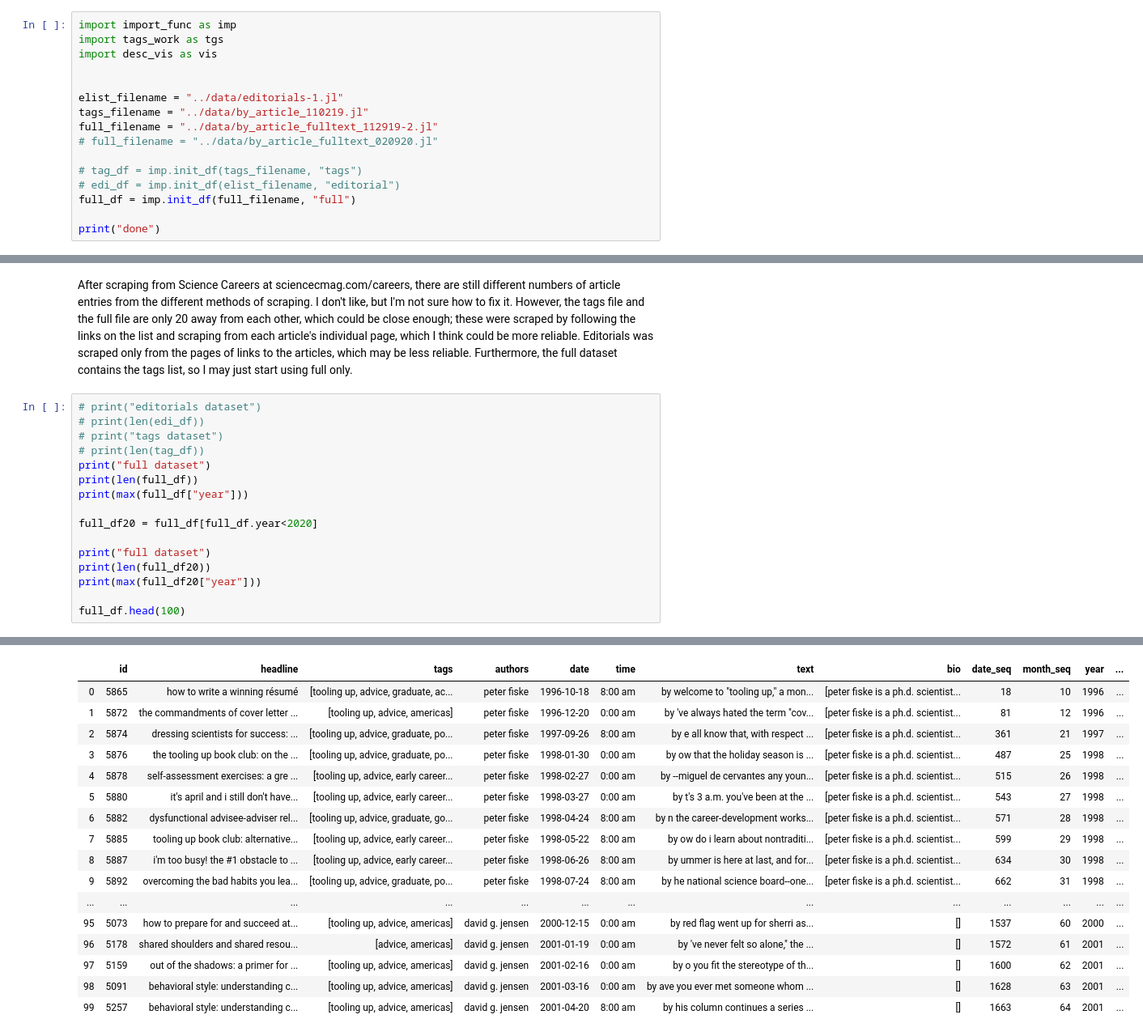
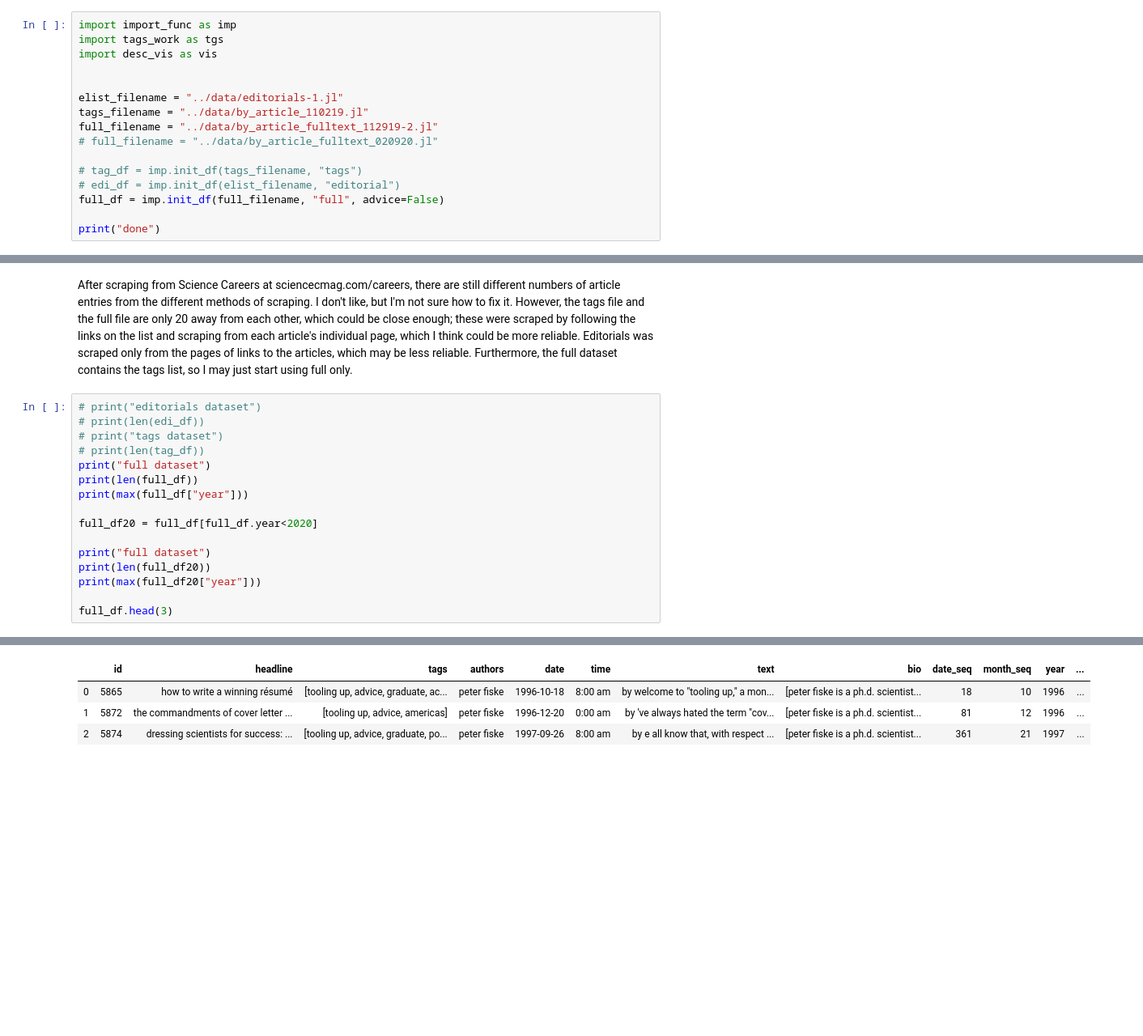
Before and after one commit to crboothb/sciencemag-careers-analysis, a Jupyter notebook: scripts/descriptive-overview.ipynb, the cells around one changed output, grey strips where cells are left out. Shown at 81% size. Cells and saved outputs as stored; diff of their text form; blank space fills up the shorter version.

```diff
--- a/scripts/descriptive-overview.ipynb
+++ b/scripts/descriptive-overview.ipynb
@@ -41,7 +41,7 @@ full_filename = "../data/by_article_fulltext_112919-2.jl"
 
 # tag_df = imp.init_df(tags_filename, "tags")
 # edi_df = imp.init_df(elist_filename, "editorial")
-full_df = imp.init_df(full_filename, "full")
+full_df = imp.init_df(full_filename, "full", advice=False)
 
 print("done")
 # %% [output]
@@ -51,43 +51,30 @@ After scraping from Science Careers at sciencecmag.com/careers, there are still
 # %%
 # print("editorials dataset")
 # print(len(edi_df))
 # print("tags dataset")
 # print(len(tag_df))
 print("full dataset")
 print(len(full_df))
 print(max(full_df["year"]))
 
 full_df20 = full_df[full_df.year<2020]
 
 print("full dataset")
 print(len(full_df20))
 print(max(full_df20["year"]))
 
-full_df.head(100)
+full_df.head(3)
 # %% [output]
 full dataset
 6111
 2019
 full dataset
 6111
 2019
 |  | id | headline | tags | authors | date | time | text | bio | date_seq | month_seq | year | ... |
 | 0 | 5865 | how to write a winning résumé | [tooling up, advice, graduate, ac... | peter fiske | 1996-10-18 | 8:00 am | by welcome to "tooling up," a mon... | [peter fiske is a ph.d. scientist... | 18 | 10 | 1996 | ... |
 | 1 | 5872 | the commandments of cover letter ... | [tooling up, advice, americas] | peter fiske | 1996-12-20 | 0:00 am | by 've always hated the term "cov... | [peter fiske is a ph.d. scientist... | 81 | 12 | 1996 | ... |
 | 2 | 5874 | dressing scientists for success: ... | [tooling up, advice, graduate, po... | peter fiske | 1997-09-26 | 8:00 am | by e all know that, with respect ... | [peter fiske is a ph.d. scientist... | 361 | 21 | 1997 | ... |
-| 3 | 5876 | the tooling up book club: on the ... | [tooling up, advice, graduate, po... | peter fiske | 1998-01-30 | 0:00 am | by ow that the holiday season is ... | [peter fiske is a ph.d. scientist... | 487 | 25 | 1998 | ... |
-| 4 | 5878 | self-assessment exercises: a gre ... | [tooling up, advice, early career... | peter fiske | 1998-02-27 | 0:00 am | by --miguel de cervantes any youn... | [peter fiske is a ph.d. scientist... | 515 | 26 | 1998 | ... |
-| 5 | 5880 | it's april and i still don't have... | [tooling up, advice, early career... | peter fiske | 1998-03-27 | 0:00 am | by t's 3 a.m. you've been at the ... | [peter fiske is a ph.d. scientist... | 543 | 27 | 1998 | ... |
-| 6 | 5882 | dysfunctional advisee-adviser rel... | [tooling up, advice, graduate, go... | peter fiske | 1998-04-24 | 8:00 am | by n the career-development works... | [peter fiske is a ph.d. scientist... | 571 | 28 | 1998 | ... |
-| 7 | 5885 | tooling up book club: alternative... | [tooling up, advice, early career... | peter fiske | 1998-05-22 | 8:00 am | by ow do i learn about nontraditi... | [peter fiske is a ph.d. scientist... | 599 | 29 | 1998 | ... |
-| 8 | 5887 | i'm too busy! the #1 obstacle to ... | [tooling up, advice, early career... | peter fiske | 1998-06-26 | 8:00 am | by ummer is here at last, and for... | [peter fiske is a ph.d. scientist... | 634 | 30 | 1998 | ... |
-| 9 | 5892 | overcoming the bad habits you lea... | [tooling up, advice, graduate, po... | peter fiske | 1998-07-24 | 8:00 am | by he national science board--one... | [peter fiske is a ph.d. scientist... | 662 | 31 | 1998 | ... |
-| ... | ... | ... | ... | ... | ... | ... | ... | ... | ... | ... | ... | ... |
-| 95 | 5073 | how to prepare for and succeed at... | [tooling up, advice, americas] | david g. jensen | 2000-12-15 | 0:00 am | by red flag went up for sherri as... | [] | 1537 | 60 | 2000 | ... |
-| 96 | 5178 | shared shoulders and shared resou... | [advice, americas] | david g. jensen | 2001-01-19 | 0:00 am | by 've never felt so alone," the ... | [] | 1572 | 61 | 2001 | ... |
-| 97 | 5159 | out of the shadows: a primer for ... | [tooling up, advice, americas] | david g. jensen | 2001-02-16 | 0:00 am | by o you fit the stereotype of th... | [] | 1600 | 62 | 2001 | ... |
-| 98 | 5091 | behavioral style: understanding c... | [tooling up, advice, americas] | david g. jensen | 2001-03-16 | 0:00 am | by ave you ever met someone whom ... | [] | 1628 | 63 | 2001 | ... |
-| 99 | 5257 | behavioral style: understanding c... | [tooling up, advice, americas] | david g. jensen | 2001-04-20 | 8:00 am | by his column continues a series ... | [] | 1663 | 64 | 2001 | ... |
 # %% [markdown]
 The plot of the number of posts each year from the start of the careers section to the present day shows a large spike in the number of posts around 2002 reaching a height of about 650, and a smaller bump around 2014 reaching about 350.
 # %%
```
Also changed, not shown: parts of 1 cell of this notebook, 1 other file.
